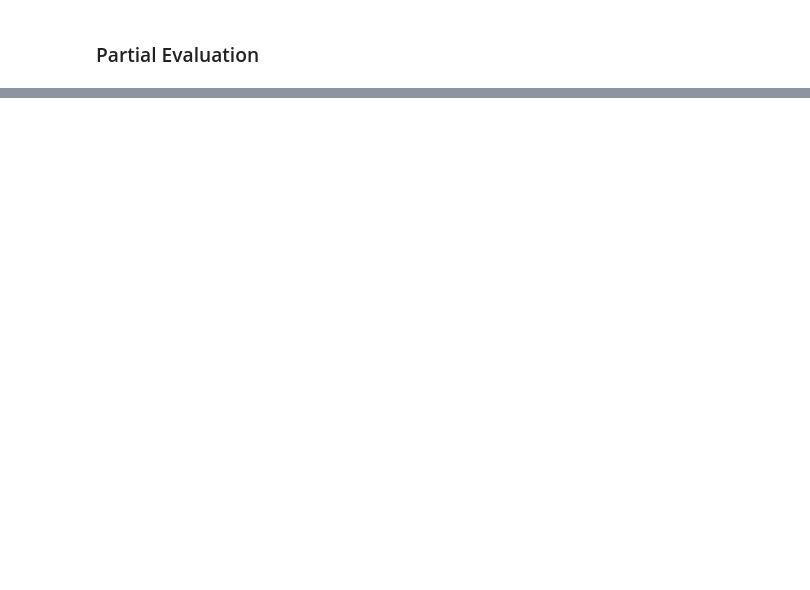
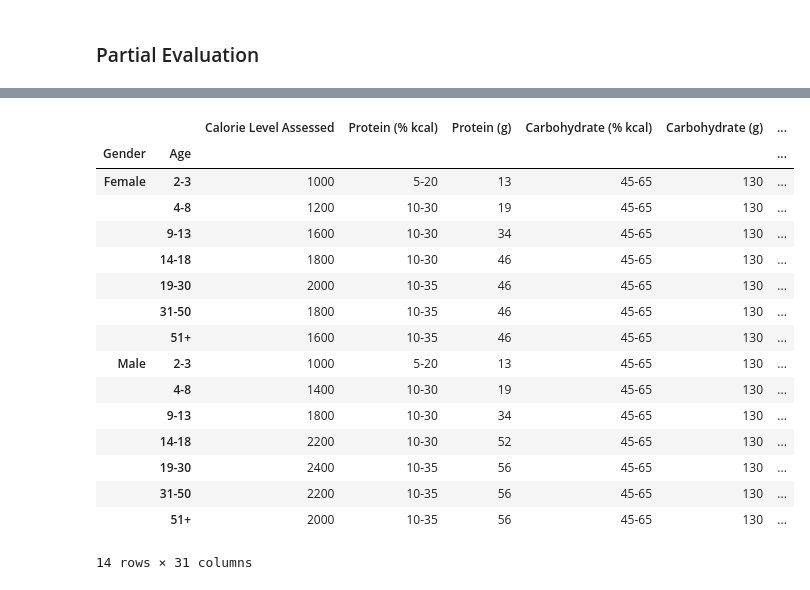
Before and after one commit to zach-hunt/NutritionResearch, a Jupyter notebook: NutritionModelling.ipynb, the cells around one changed output, grey strips where cells are left out. Cells and saved outputs as stored; diff of their text form; code cells hidden in the pictures; blank space fills up the shorter version.

Commit message:
2020-'25 guidelines, guide_lookup() overhaul

```diff
--- a/NutritionModelling.ipynb
+++ b/NutritionModelling.ipynb
@@ -42,14 +29,11 @@ def filter_subset(df: pd.DataFrame, restaurant: str, categories: list=[]) -> pd.
 # %% [markdown]
 ### File Input
 # %%
-def load_ref_files(nutrition_name="Nutritional Facts - Categorized", guidelines_name="Dietary Guidelines", time_period="2015"):
+def load_ref_files(nutrition_name="Nutritional Facts - Categorized", guidelines_name="Dietary Guidelines", year=2020):
     df = pd.read_excel(nutrition_name + ".xlsm", index_col=0)
-    guide = pd.read_excel(guidelines_name + ".xlsx",
-                          header=1,
-                          index_col=[1, 2],
-                          skiprows=[2],
-                          sheet_name="Dietary Guidelines " + time_period)\
-                          .drop("Unnamed: 0", axis=1)
+    guide = pd.read_excel(guidelines_name + ".xlsx", header=1,
+                          index_col=[1, 2], skiprows=[2],
+                          sheet_name=f"Dietary Guidelines {year}").drop("Unnamed: 0", axis=1)
     return df, guide
 # %% [markdown]
 ### Requirement Selection
@@ -344,0 +367,20 @@ NameError: name 'filters' is not defined
+# %%
+guide
+# %% [output]
+|  |  | Calorie Level Assessed | Protein (% kcal) | Protein (g) | Carbohydrate (% kcal) | Carbohydrate (g) | ... |
+| Gender | Age |  |  |  |  |  | ... |
+| Female | 2-3 | 1000 | 5-20 | 13 | 45-65 | 130 | ... |
+|  | 4-8 | 1200 | 10-30 | 19 | 45-65 | 130 | ... |
+|  | 9-13 | 1600 | 10-30 | 34 | 45-65 | 130 | ... |
+|  | 14-18 | 1800 | 10-30 | 46 | 45-65 | 130 | ... |
+|  | 19-30 | 2000 | 10-35 | 46 | 45-65 | 130 | ... |
+|  | 31-50 | 1800 | 10-35 | 46 | 45-65 | 130 | ... |
+|  | 51+ | 1600 | 10-35 | 46 | 45-65 | 130 | ... |
+| Male | 2-3 | 1000 | 5-20 | 13 | 45-65 | 130 | ... |
+|  | 4-8 | 1400 | 10-30 | 19 | 45-65 | 130 | ... |
+|  | 9-13 | 1800 | 10-30 | 34 | 45-65 | 130 | ... |
+|  | 14-18 | 2200 | 10-30 | 52 | 45-65 | 130 | ... |
+|  | 19-30 | 2400 | 10-35 | 56 | 45-65 | 130 | ... |
+|  | 31-50 | 2200 | 10-35 | 56 | 45-65 | 130 | ... |
+|  | 51+ | 2000 | 10-35 | 56 | 45-65 | 130 | ... |
+14 rows × 31 columns
```
Also changed, not shown: parts of 20 cells of this notebook, 2 other files.
